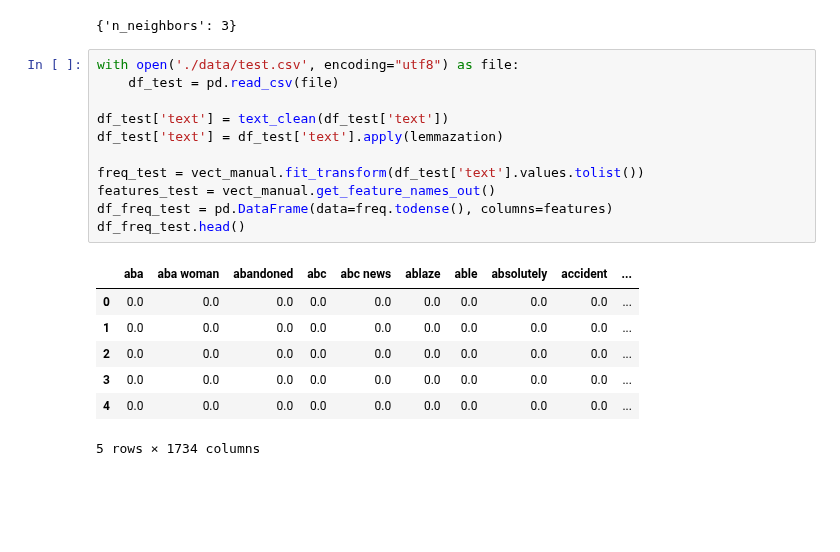
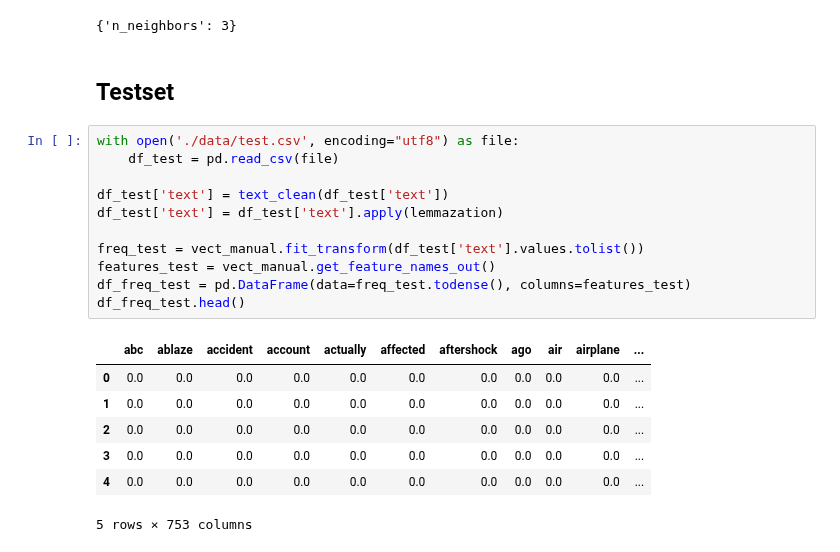
Before and after one commit to ivarejao/NLP-with-Disaster-Tweets, a Jupyter notebook: FinalProject-IgorVarejão-VitorBonella.ipynb, the cells around one changed output. Cells and saved outputs as stored; diff of their text form; blank space fills up the shorter version.

Commit message:
DataView added

```diff
--- a/FinalProject-IgorVarejão-VitorBonella.ipynb
+++ b/FinalProject-IgorVarejão-VitorBonella.ipynb
@@ -247,22 +240,24 @@ GridSearchCV(estimator=KNeighborsClassifier(), n_jobs=-1,
 clf.best_params_
 # %% [output]
 {'n_neighbors': 3}
+# %% [markdown]
+## Testset
 # %%
 with open('./data/test.csv', encoding="utf8") as file:
     df_test = pd.read_csv(file)
 
 df_test['text'] = text_clean(df_test['text'])
 df_test['text'] = df_test['text'].apply(lemmazation)
 
 freq_test = vect_manual.fit_transform(df_test['text'].values.tolist())
 features_test = vect_manual.get_feature_names_out()
-df_freq_test = pd.DataFrame(data=freq.todense(), columns=features)
+df_freq_test = pd.DataFrame(data=freq_test.todense(), columns=features_test)
 df_freq_test.head()
 # %% [output]
-|  | aba | aba woman | abandoned | abc | abc news | ablaze | able | absolutely | accident | ... |
-| 0 | 0.0 | 0.0 | 0.0 | 0.0 | 0.0 | 0.0 | 0.0 | 0.0 | 0.0 | ... |
-| 1 | 0.0 | 0.0 | 0.0 | 0.0 | 0.0 | 0.0 | 0.0 | 0.0 | 0.0 | ... |
-| 2 | 0.0 | 0.0 | 0.0 | 0.0 | 0.0 | 0.0 | 0.0 | 0.0 | 0.0 | ... |
-| 3 | 0.0 | 0.0 | 0.0 | 0.0 | 0.0 | 0.0 | 0.0 | 0.0 | 0.0 | ... |
-| 4 | 0.0 | 0.0 | 0.0 | 0.0 | 0.0 | 0.0 | 0.0 | 0.0 | 0.0 | ... |
+|  | abc | ablaze | accident | account | actually | affected | aftershock | ago | air | airplane | ... |
+| 0 | 0.0 | 0.0 | 0.0 | 0.0 | 0.0 | 0.0 | 0.0 | 0.0 | 0.0 | 0.0 | ... |
+| 1 | 0.0 | 0.0 | 0.0 | 0.0 | 0.0 | 0.0 | 0.0 | 0.0 | 0.0 | 0.0 | ... |
+| 2 | 0.0 | 0.0 | 0.0 | 0.0 | 0.0 | 0.0 | 0.0 | 0.0 | 0.0 | 0.0 | ... |
+| 3 | 0.0 | 0.0 | 0.0 | 0.0 | 0.0 | 0.0 | 0.0 | 0.0 | 0.0 | 0.0 | ... |
+| 4 | 0.0 | 0.0 | 0.0 | 0.0 | 0.0 | 0.0 | 0.0 | 0.0 | 0.0 | 0.0 | ... |
-5 rows × 1734 columns
+5 rows × 753 columns
```
Also changed, not shown: parts of 22 cells of this notebook, 2 other files.
